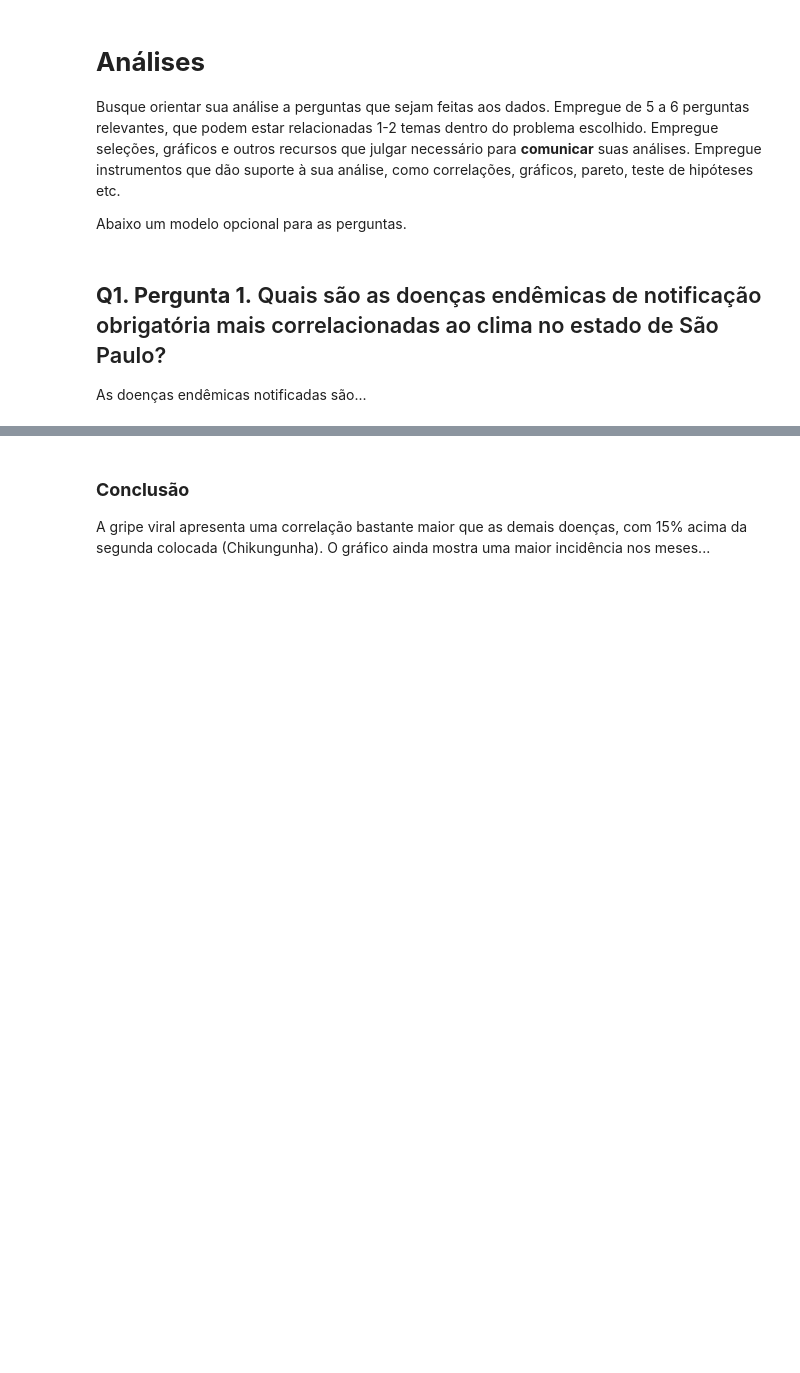
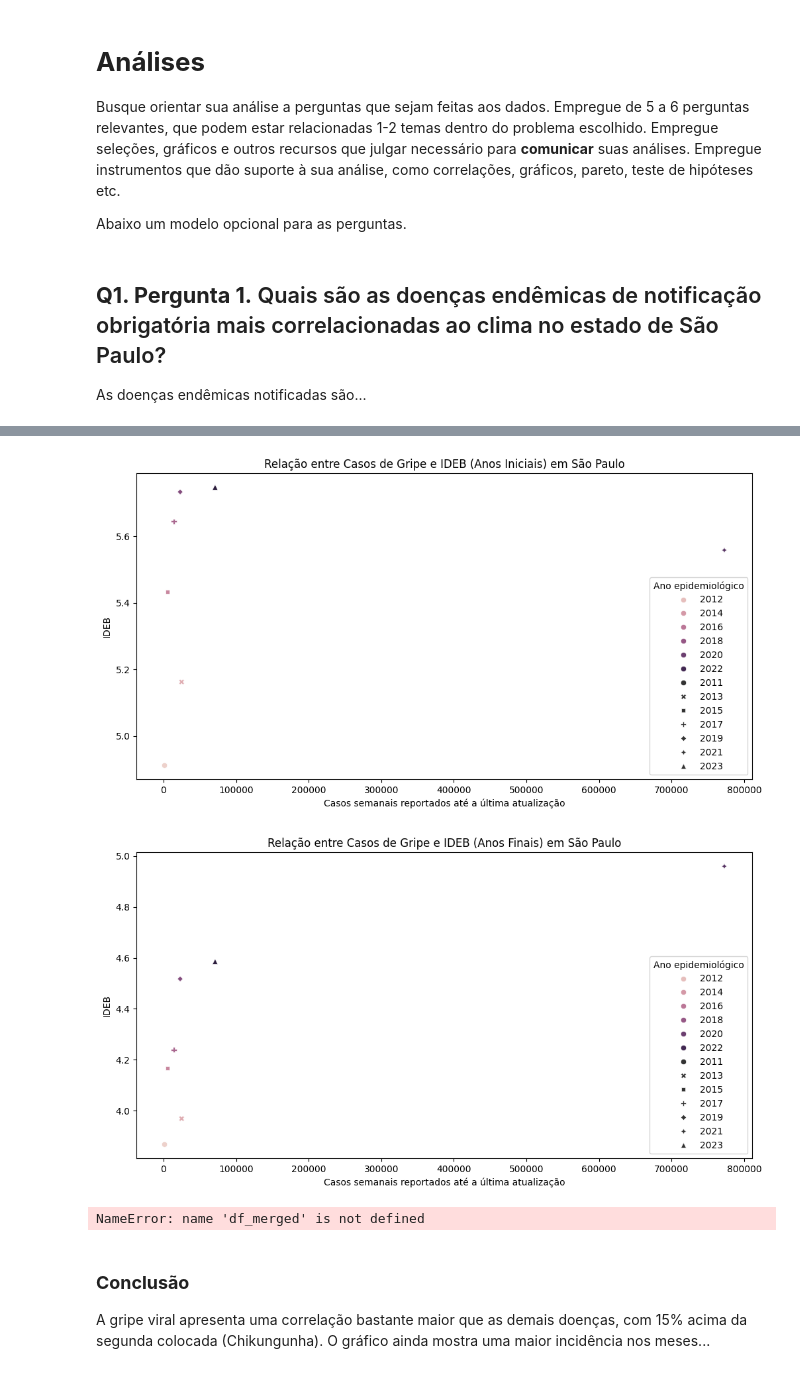
Before and after one commit to cesarfkb/trabalho-CD-semestral, a Jupyter notebook: Projeto_S1_CD.ipynb, the cells around one changed output, grey strips where cells are left out. Drawn from its saved outputs; the diff is of its cells as text; code cells hidden in the pictures; blank space fills up the shorter version.

```diff
--- a/Projeto_S1_CD.ipynb
+++ b/Projeto_S1_CD.ipynb
@@ -48,0 +422,16 @@ As doenças endêmicas notificadas são...
+# %%
+df_merge_gripe_escolaridade_ai = pd.merge(
+    df_gripe_agg,
+    df_escolaridade_ai_agg,
+    left_on=['Ano epidemiológico', 'Unidade da Federação'],
+    right_on=['Ano_Escolaridade', 'Estado']
+)
+
+df_merge_gripe_escolaridade_af = pd.merge(
+    df_gripe_agg,
+    df_escolaridade_af_agg,
+    left_on=['Ano epidemiológico', 'Unidade da Federação'],
+    right_on=['Ano_Escolaridade', 'Estado']
+)
+
+df_merge_gripe_escolaridade_ai
@@ -49,3 +447,54 @@ As doenças endêmicas notificadas são...
+# %%
+# Scatter plot para analisar a relação entre casos de gripe e IDEB (anos iniciais e finais) em subplots
+
+# Primeiro subplot - Anos Iniciais
+plt.figure(figsize=(12, 6))
+sns.scatterplot(
+    data=df_merge_gripe_escolaridade_ai,
+    x='Casos semanais reportados até a última atualização',
+    y='IDEB',
+    hue='Ano epidemiológico',
+    style='Ano epidemiológico',
+)
+plt.title('Relação entre Casos de Gripe e IDEB (Anos Iniciais) em São Paulo')
+
+# Segundo subplot - Anos Finais
+plt.figure(figsize=(12, 6))
+sns.scatterplot(
+    data=df_merge_gripe_escolaridade_af,
+    x='Casos semanais reportados até a última atualização',
+    y='IDEB',
+    hue='Ano epidemiológico',
+    style='Ano epidemiológico',
+)
+plt.title('Relação entre Casos de Gripe e IDEB (Anos Finais) em São Paulo')
+
+# Plotando os gráficos
+plt.show()
+
+
+# plt.figure(figsize=(12, 6))
+# sns.scatterplot(
+#     data = df_merge_gripe_escolaridade,
+#     x = 'Casos semanais reportados até a última atualização',
+#     y = 'IDEB',
+#     hue = 'Ano epidemiológico',
+#     style = 'Ano epidemiológico',
+# )
+# plt.title('Relação entre Casos de Gripe e IDEB (Anos Iniciais) em São Paulo')
+# plt.xlabel('Casos Semanais de Gripe')
+# plt.ylabel('IDEB Anos Iniciais')
+# plt.legend(title='Ano Epidemiológico')
+# plt.grid(True)
+# plt.show()
+# %% [output]
+[figure, added]
+[figure, added]
+# %%
+correlacao = df_merged['IDEB'].corr(df_merged['Casos'])
+print(f'Correlação entre IDEB e casos de gripe: {correlacao:.2f}')
+# %% [output]
+NameError: name 'df_merged' is not defined
 # %% [markdown]
 ### **Conclusão**
 
```
Also changed, not shown: parts of 29 cells of this notebook.
